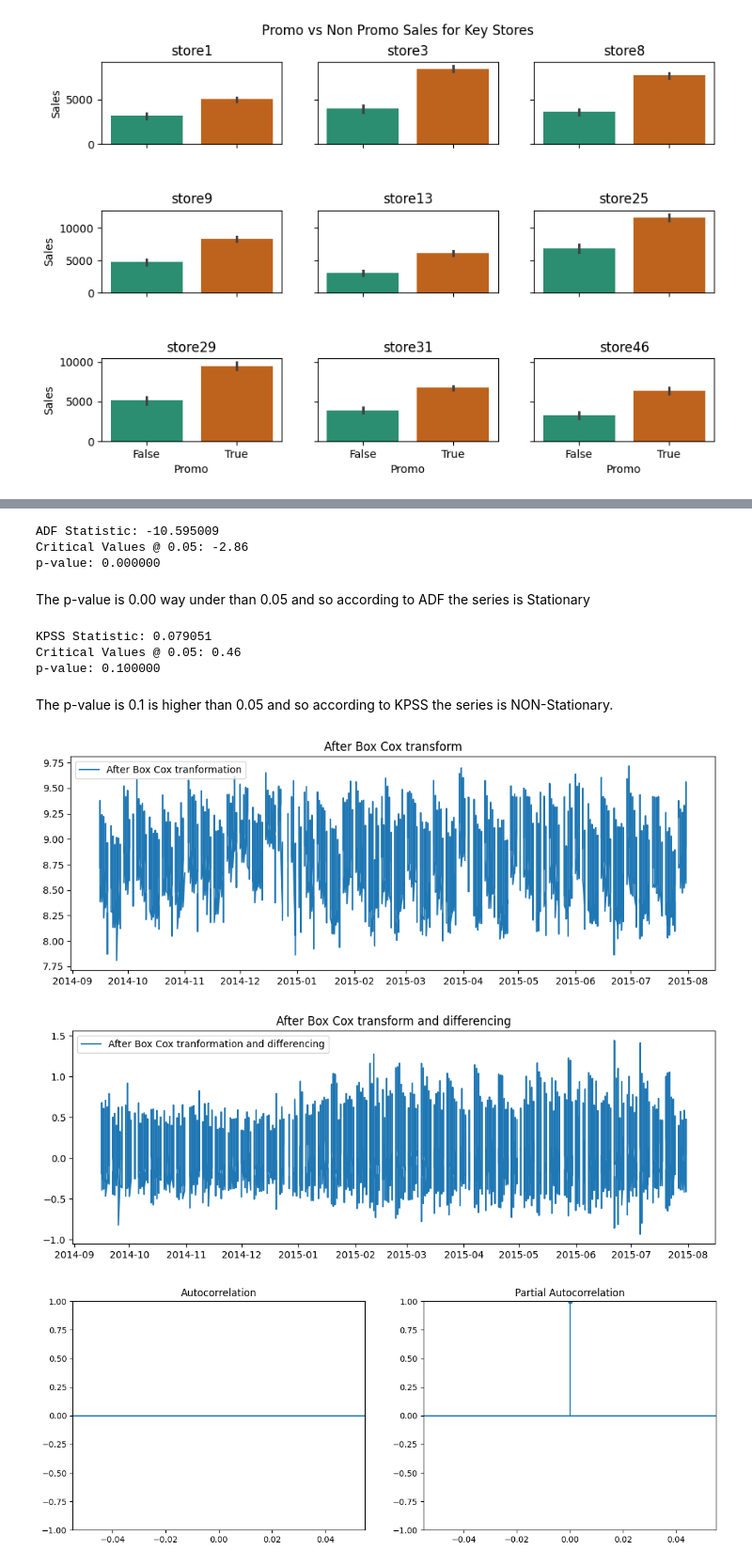
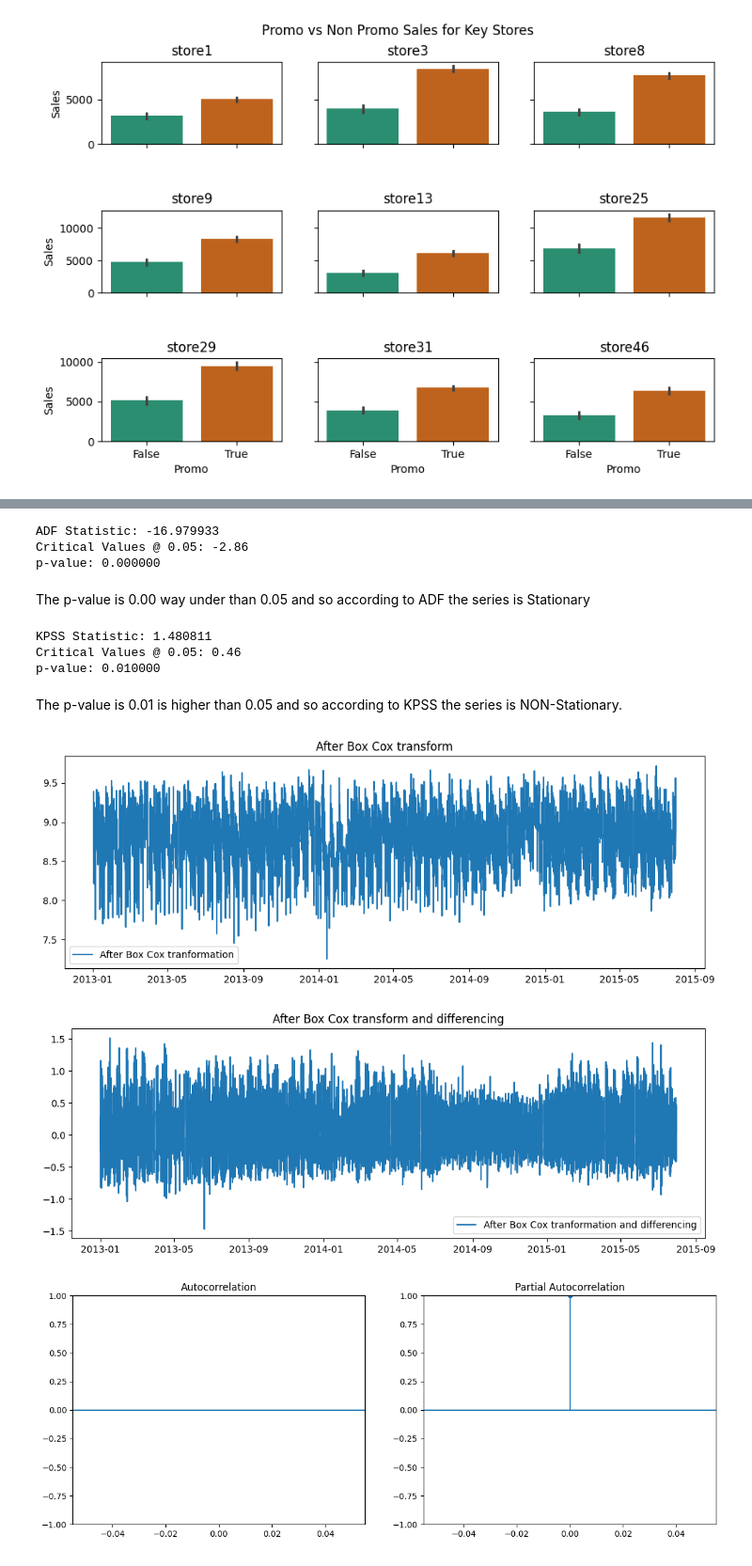
Before and after one commit to chitra-psg/rossmann_sales_prediction, a Jupyter notebook: Rossman_Sales_Prediction_Final.ipynb, the cells around one changed output, grey strips where cells are left out. Shown at 94% size. Drawn from its saved outputs; the diff is of its cells as text; code cells hidden in the pictures.

```diff
--- a/Rossman_Sales_Prediction_Final.ipynb
+++ b/Rossman_Sales_Prediction_Final.ipynb
@@ -493,13 +493,13 @@ KeyError: "Column(s) ['Assortment_b', 'Assortment_c', 'DayOfWeek_2', 'DayOfWeek_
 from pylab import rcParams
 import statsmodels.api as sm
 # Set 'ID' column as the index
-store_sales_nooutlier.set_index('Date', inplace=True)
+#store_sales_nooutlier.set_index('Date', inplace=True)
 
-rcParams['figure.figsize'] = 12, 8
-decomposition = sm.tsa.seasonal_decompose(store_sales_nooutlier['Sales'], model='additive', period=1)
+# seasonal decomposition
+decomposition = sm.tsa.seasonal_decompose(store_sales_grouped.Sales, model='additive')
 fig = decomposition.plot()
 plt.show()
 
 # Reset the index
-store_sales_nooutlier = store_sales_nooutlier.reset_index()
+#store_sales_nooutlier = store_sales_nooutlier.reset_index()
 # %% [output]
@@ -507,39 +514,39 @@ store_sales_nooutlier = store_sales_nooutlier.reset_index()
 # %%
-store_sales_subset = store_sales_nooutlier[
+keystore_sales = store_sales_nooutlier[
         (store_sales_nooutlier.Store == 1) | (store_sales_nooutlier.Store == 3)| (store_sales_nooutlier.Store == 8)| (store_sales_nooutlier.Store == 9)| (store_sales_nooutlier.Store == 13) |
         (store_sales_nooutlier.Store == 25) | (store_sales_nooutlier.Store == 29)| (store_sales_nooutlier.Store == 31)| (store_sales_nooutlier.Store == 46)
      ]
 # %%
 from statsmodels.tsa.stattools import adfuller
 
-adf_test = adfuller(store_sales_subset['Sales'])
+adf_test = adfuller(keystore_sales['Sales'])
 
 print('ADF Statistic: %f' % adf_test[0])
 print('Critical Values @ 0.05: %.2f' % adf_test[4]['5%'])
 print('p-value: %f' % adf_test[1])
 # %% [output]
-ADF Statistic: -10.595009
+ADF Statistic: -16.979933
 Critical Values @ 0.05: -2.86
 p-value: 0.000000
 # %% [markdown]
 The p-value is 0.00 way under than 0.05 and so according to ADF the series is Stationary
 # %%
 from statsmodels.tsa.stattools import kpss
-kpss_test = kpss(store_sales_subset['Sales'])
+kpss_test = kpss(keystore_sales['Sales'])
 
 print('KPSS Statistic: %f' % kpss_test[0])
 print('Critical Values @ 0.05: %.2f' % kpss_test[3]['5%'])
 print('p-value: %f' % kpss_test[1])
 # %% [output]
-KPSS Statistic: 0.079051
+KPSS Statistic: 1.480811
 Critical Values @ 0.05: 0.46
-p-value: 0.100000
+p-value: 0.010000
 # %% [markdown]
-The p-value is 0.1 is higher than 0.05 and so according to KPSS the series is NON-Stationary.
+The p-value is 0.01 is higher than 0.05 and so according to KPSS the series is NON-Stationary.
 # %%
 ### Box Cox transformation to make variance constant
 from scipy.stats import boxcox
-data_boxcox = pd.Series(boxcox(store_sales_subset['Sales'], lmbda=0), index = store_sales_subset.Date)
+data_boxcox = pd.Series(boxcox(keystore_sales['Sales'], lmbda=0), index = keystore_sales.Date)
 
 plt.figure(figsize=(12,4))
 plt.plot(data_boxcox, label='After Box Cox tranformation')
@@ -547,17 +554,17 @@ plt.legend(loc='best')
 plt.title('After Box Cox transform')
 plt.show()
 # %% [output]
-[figure, old version]
+[figure, new version]
 # %%
 # Differencing
-data_boxcox_diff = pd.Series(data_boxcox - data_boxcox.shift(), store_sales_subset.Date)
+data_boxcox_diff = pd.Series(data_boxcox - data_boxcox.shift(), keystore_sales.Date)
 plt.figure(figsize=(12,4))
 plt.plot(data_boxcox_diff, label='After Box Cox tranformation and differencing')
 plt.legend(loc='best')
 plt.title('After Box Cox transform and differencing')
 plt.show()
 # %% [output]
-[figure, old version]
+[figure, new version]
 # %%
 data_boxcox_diff.dropna(inplace=True)
 # %%
```
Also changed, not shown: parts of 25 cells of this notebook.
